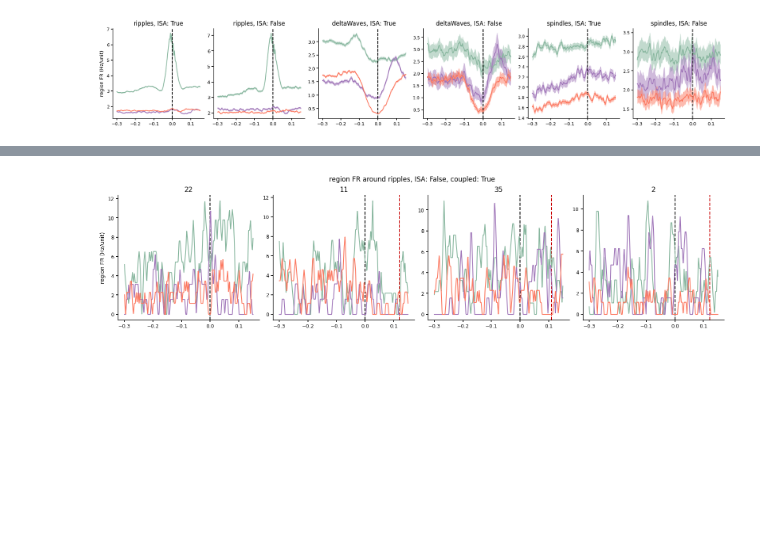
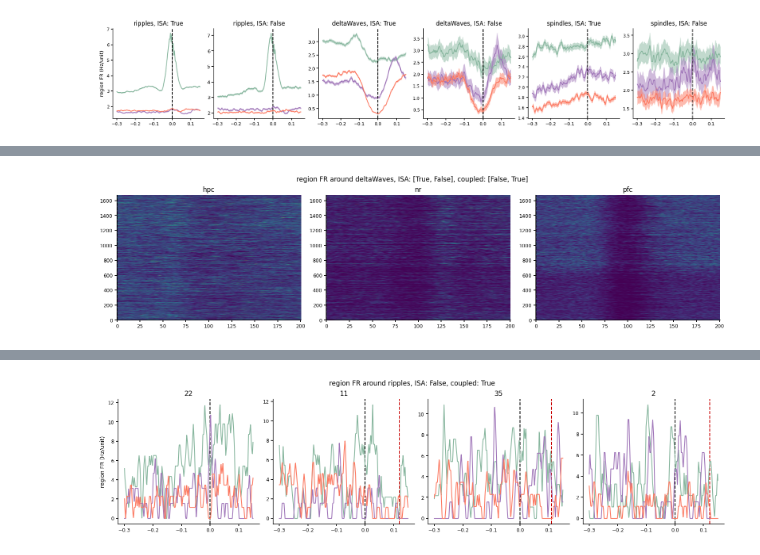
Before and after one commit to pietro-bozzo/NRCode, a Jupyter notebook: Python/Drafts/regionPETH.ipynb, the cells around one changed output, grey strips where cells are left out. Drawn from its saved outputs; the diff is of its cells as text; code cells hidden in the pictures; blank space fills up the shorter version.

Commit message:
update event coupling f

```diff
--- a/Python/Drafts/regionPETH.ipynb
+++ b/Python/Drafts/regionPETH.ipynb
@@ -119,3 +96,18 @@ ax[0,0].set(ylabel='region FR in ISA (Hz/unit)'); ax[1,0].set(ylabel='region FR
+# %%
+# see ripple activity PETH
+name = 'deltaWaves'
+isa = [True,False]
+coupl = [False,True]
+valid = xr.DataArray((np.isin(peth[name].isa,isa)) & (np.isin(peth[name].coupl,coupl)),dims='event')
+fr_p = peth[name].where(valid,drop=True)
+fig, ax = fma.plotting.makeFigure(f'region FR around {name}, ISA: {isa}, coupled: {coupl}',n=[1,len(fr_p['reg'])],size=[40,10])
+
+for i, r in enumerate(fr_p['reg'].values):
+    ax[i].set_title(r)
+    ax[i].axvline(0,color='k',ls='--')
+    fma.plotting.plotColorMap(fr_p.sel(reg=r).values,sortby=None,ax=ax[i],zscore=None)
+# %% [output]
+[figure, added]
 # %%
 fig, ax = fma.plotting.makeFigure(n=[1,len(peth_isa)],size=[25,10])
 for i, (name, fr_p) in enumerate(peth_isa.items()):
```
Also changed, not shown: parts of 7 cells of this notebook, 8 other files.
